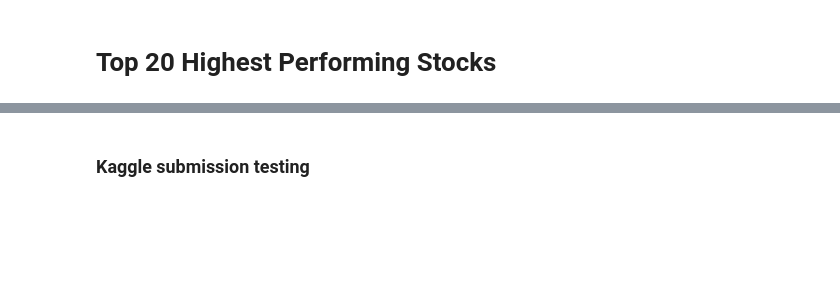
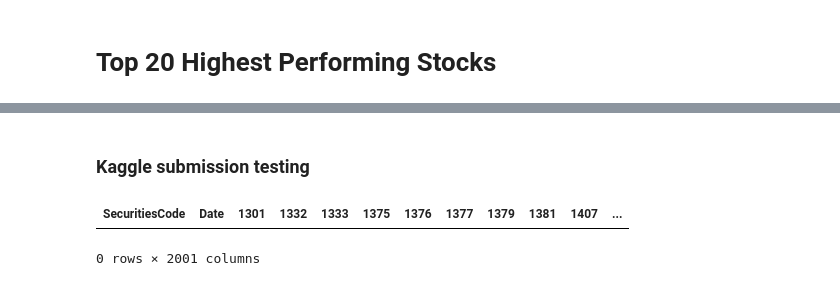
Before and after one commit to 1on1pt/JPX_Tokyo_Stock_Exchange_Prediction, a Jupyter notebook: neural_prophet/JPX_neuralprophet__autoregression_test.ipynb, the cells around one changed output, grey strips where cells are left out. Cells and saved outputs as stored; diff of their text form; code cells hidden in the pictures; blank space fills up the shorter version.

```diff
--- a/neural_prophet/JPX_neuralprophet__autoregression_test.ipynb
+++ b/neural_prophet/JPX_neuralprophet__autoregression_test.ipynb
@@ -238,2 +371,0 @@ reversal_5d = -np.log(rtn_mat.T+1).rolling(5).sum().T
-# %% [markdown]
-### Kaggle submission testing
@@ -240,3 +374,5 @@ reversal_5d = -np.log(rtn_mat.T+1).rolling(5).sum().T
+# %% [markdown]
+### Kaggle submission testing
 # %%
 # import jpx_tokyo_market_prediction
 # env = jpx_tokyo_market_prediction.make_env()
@@ -265,3 +401,11 @@ reversal_5d = -np.log(rtn_mat.T+1).rolling(5).sum().T
 #     ########################
 
 #     counter+=1
+# %%
+prices_target.reset_index(inplace=True)
+target_dates = prices_target.loc[prices_target['Date'] >= '2021-12-06']
+# %%
+target_dates.head()
+# %% [output]
+| SecuritiesCode | Date | 1301 | 1332 | 1333 | 1375 | 1376 | 1377 | 1379 | 1381 | 1407 | ... |
+0 rows × 2001 columns
```
Also changed, not shown: parts of 20 cells of this notebook, 4 other files.
